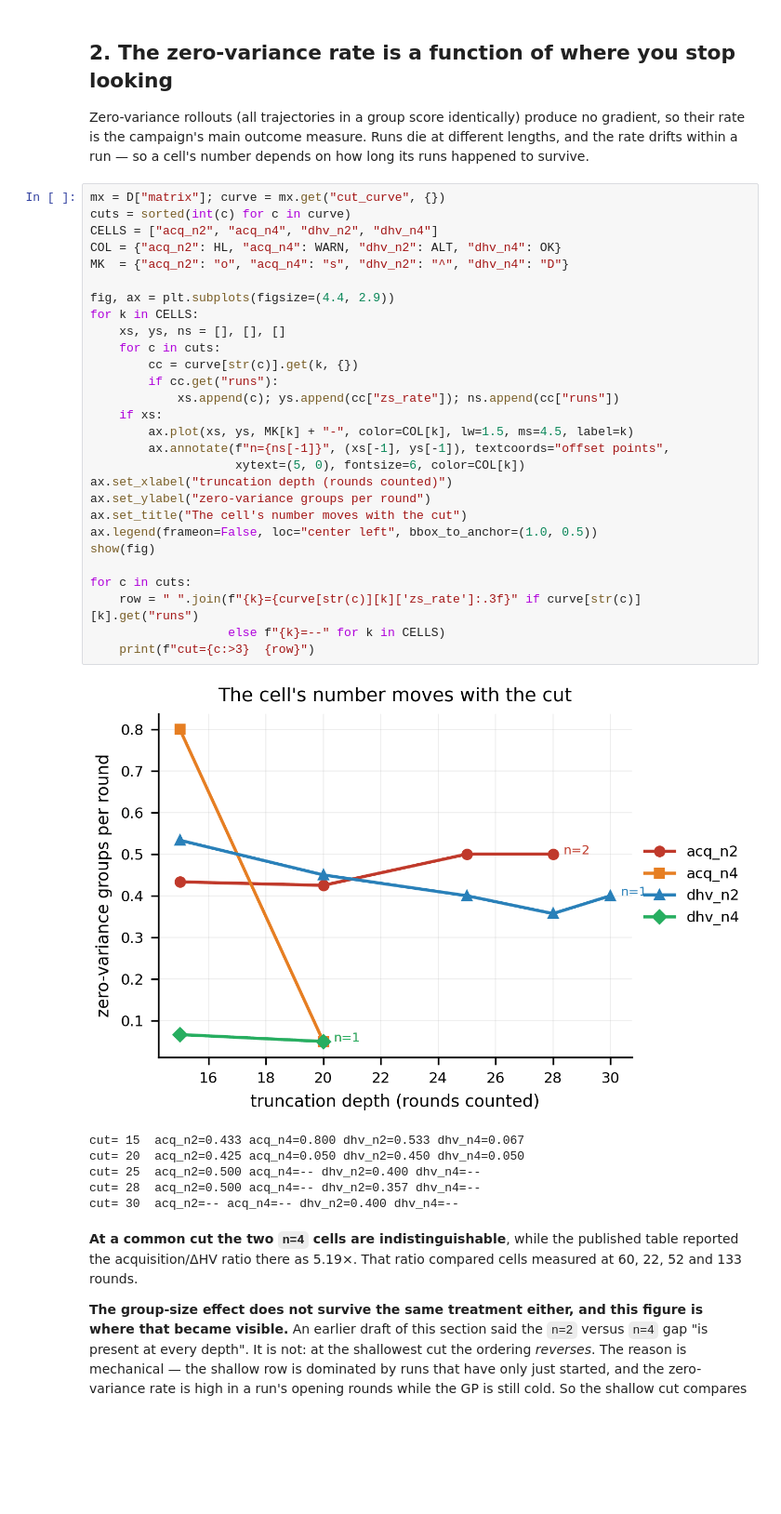
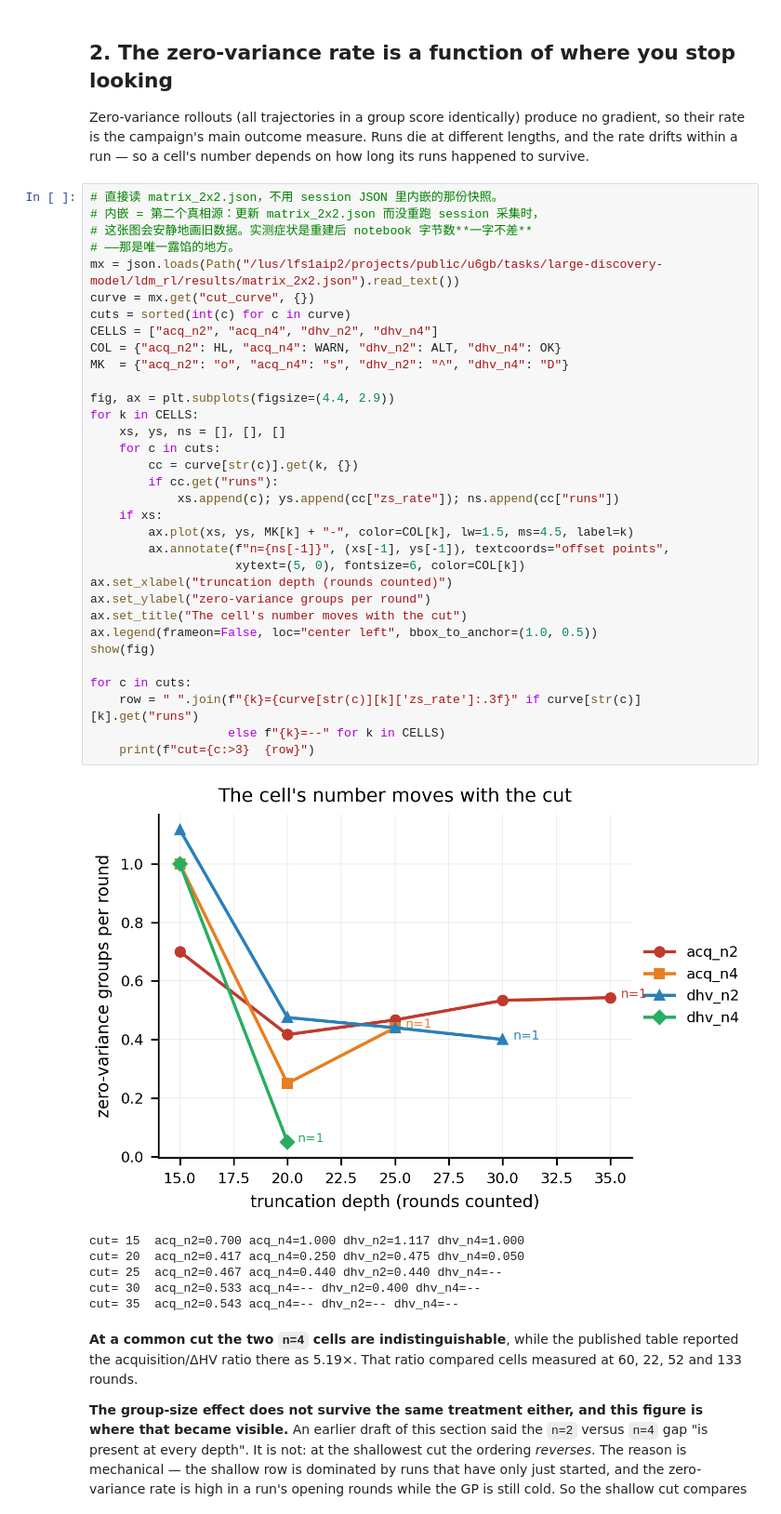
Before and after one commit to KangOxford/Large-Discovery-Models, a Jupyter notebook: rl/slime_launch/rl_analysis.ipynb, the cells around one changed output. Shown at 93% size. Saved outputs shown, nothing was run; the diff lists cells and outputs as text; blank space fills up the shorter version.

```diff
--- a/rl/slime_launch/rl_analysis.ipynb
+++ b/rl/slime_launch/rl_analysis.ipynb
@@ -139,40 +139,45 @@ Zero-variance rollouts (all trajectories in a group score identically) produce n
 their rate is the campaign's main outcome measure. Runs die at different lengths, and the rate
 drifts within a run — so a cell's number depends on how long its runs happened to survive.
 # %%
-mx = D["matrix"]; curve = mx.get("cut_curve", {})
+# 直接读 matrix_2x2.json，不用 session JSON 里内嵌的那份快照。
+# 内嵌 = 第二个真相源：更新 matrix_2x2.json 而没重跑 session 采集时，
+# 这张图会安静地画旧数据。实测症状是重建后 notebook 字节数**一字不差**
+# ——那是唯一露馅的地方。
+mx = json.loads(Path("/lus/lfs1aip2/projects/public/u6gb/tasks/large-discovery-model/ldm_rl/results/matrix_2x2.json").read_text())
+curve = mx.get("cut_curve", {})
 cuts = sorted(int(c) for c in curve)
 CELLS = ["acq_n2", "acq_n4", "dhv_n2", "dhv_n4"]
 COL = {"acq_n2": HL, "acq_n4": WARN, "dhv_n2": ALT, "dhv_n4": OK}
 MK  = {"acq_n2": "o", "acq_n4": "s", "dhv_n2": "^", "dhv_n4": "D"}
 
 fig, ax = plt.subplots(figsize=(4.4, 2.9))
 for k in CELLS:
     xs, ys, ns = [], [], []
     for c in cuts:
         cc = curve[str(c)].get(k, {})
         if cc.get("runs"):
             xs.append(c); ys.append(cc["zs_rate"]); ns.append(cc["runs"])
     if xs:
         ax.plot(xs, ys, MK[k] + "-", color=COL[k], lw=1.5, ms=4.5, label=k)
         ax.annotate(f"n={ns[-1]}", (xs[-1], ys[-1]), textcoords="offset points",
                     xytext=(5, 0), fontsize=6, color=COL[k])
 ax.set_xlabel("truncation depth (rounds counted)")
 ax.set_ylabel("zero-variance groups per round")
 ax.set_title("The cell's number moves with the cut")
 ax.legend(frameon=False, loc="center left", bbox_to_anchor=(1.0, 0.5))
 show(fig)
 
 for c in cuts:
     row = " ".join(f"{k}={curve[str(c)][k]['zs_rate']:.3f}" if curve[str(c)][k].get("runs")
                    else f"{k}=--" for k in CELLS)
     print(f"cut={c:>3}  {row}")
 # %% [output]
-[figure, old version]
+[figure, new version]
-cut= 15  acq_n2=0.433 acq_n4=0.800 dhv_n2=0.533 dhv_n4=0.067
-cut= 20  acq_n2=0.425 acq_n4=0.050 dhv_n2=0.450 dhv_n4=0.050
-cut= 25  acq_n2=0.500 acq_n4=-- dhv_n2=0.400 dhv_n4=--
-cut= 28  acq_n2=0.500 acq_n4=-- dhv_n2=0.357 dhv_n4=--
-cut= 30  acq_n2=-- acq_n4=-- dhv_n2=0.400 dhv_n4=--
+cut= 15  acq_n2=0.700 acq_n4=1.000 dhv_n2=1.117 dhv_n4=1.000
+cut= 20  acq_n2=0.417 acq_n4=0.250 dhv_n2=0.475 dhv_n4=0.050
+cut= 25  acq_n2=0.467 acq_n4=0.440 dhv_n2=0.440 dhv_n4=--
+cut= 30  acq_n2=0.533 acq_n4=-- dhv_n2=0.400 dhv_n4=--
+cut= 35  acq_n2=0.543 acq_n4=-- dhv_n2=-- dhv_n4=--
 # %% [markdown]
 **At a common cut the two `n=4` cells are indistinguishable**, while the published table reported
 the acquisition/ΔHV ratio there as 5.19×. That ratio compared cells measured at 60, 22, 52 and
```
Also changed, not shown: 1 other file.
